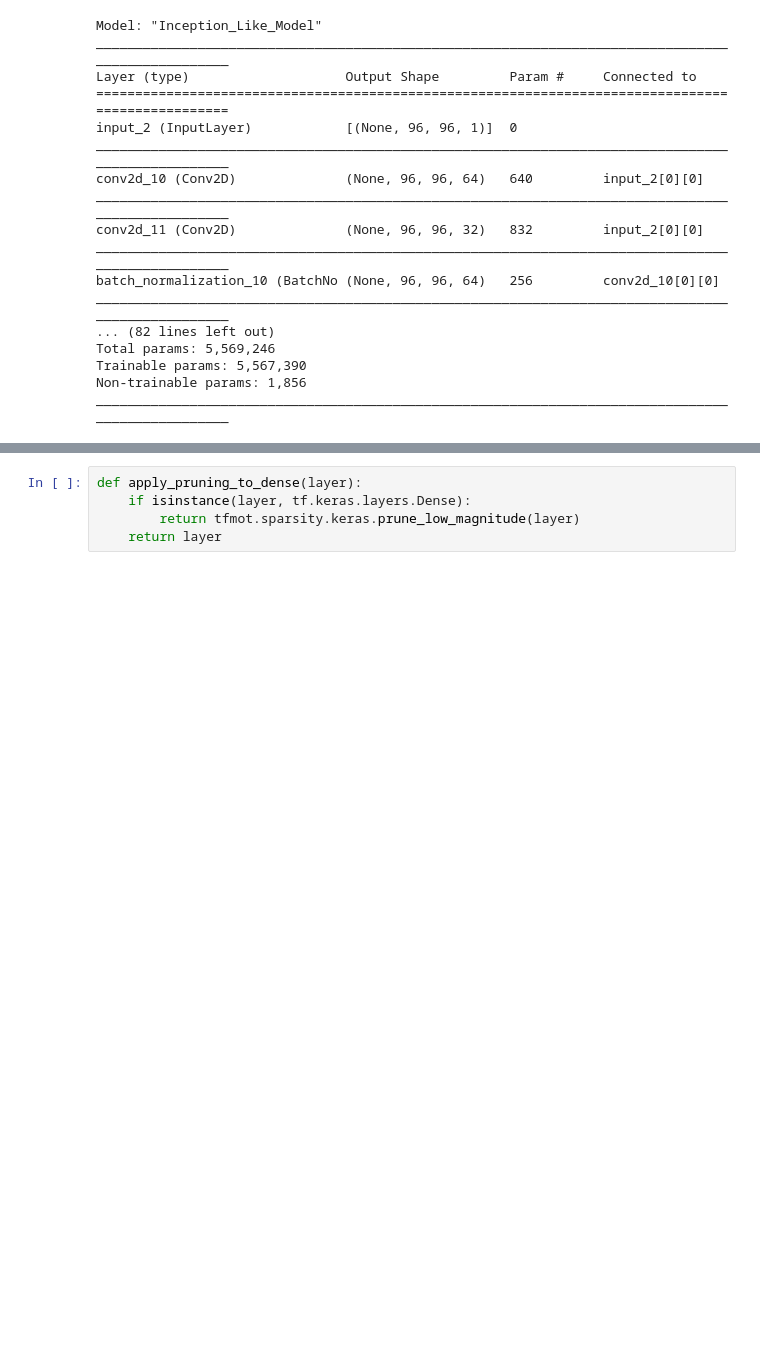
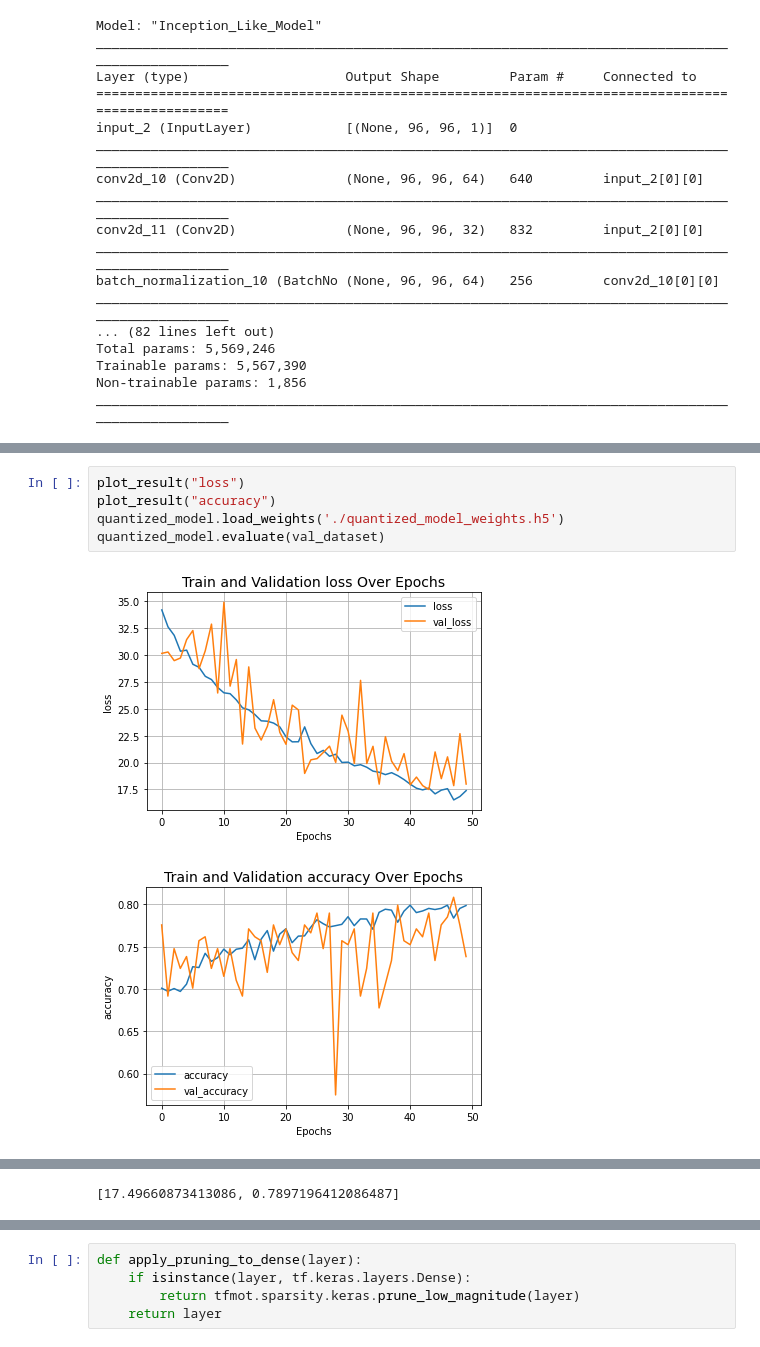
Before and after one commit to soumik12345/Facial-keypoints-detection, a Jupyter notebook: facial_keypoints_Inception.ipynb, the cells around one changed output, grey strips where cells are left out. Cells and saved outputs as stored; diff of their text form; blank space fills up the shorter version.

```diff
--- a/facial_keypoints_Inception.ipynb
+++ b/facial_keypoints_Inception.ipynb
@@ -483,0 +485,8 @@ Epoch 50/50
+# %%
+plot_result("loss")
+plot_result("accuracy")
+quantized_model.load_weights('./quantized_model_weights.h5')
+quantized_model.evaluate(val_dataset)
+# %% [output]
+[figure, added]
+[figure, added]
@@ -484,3 +494,4 @@ Epoch 50/50
+[17.49660873413086, 0.7897196412086487]
 # %%
 test_dataset = FacialKeyPointsDataset(test_data)
 with tf.device("/CPU:0"):
```
Also changed, not shown: parts of 18 cells of this notebook.
